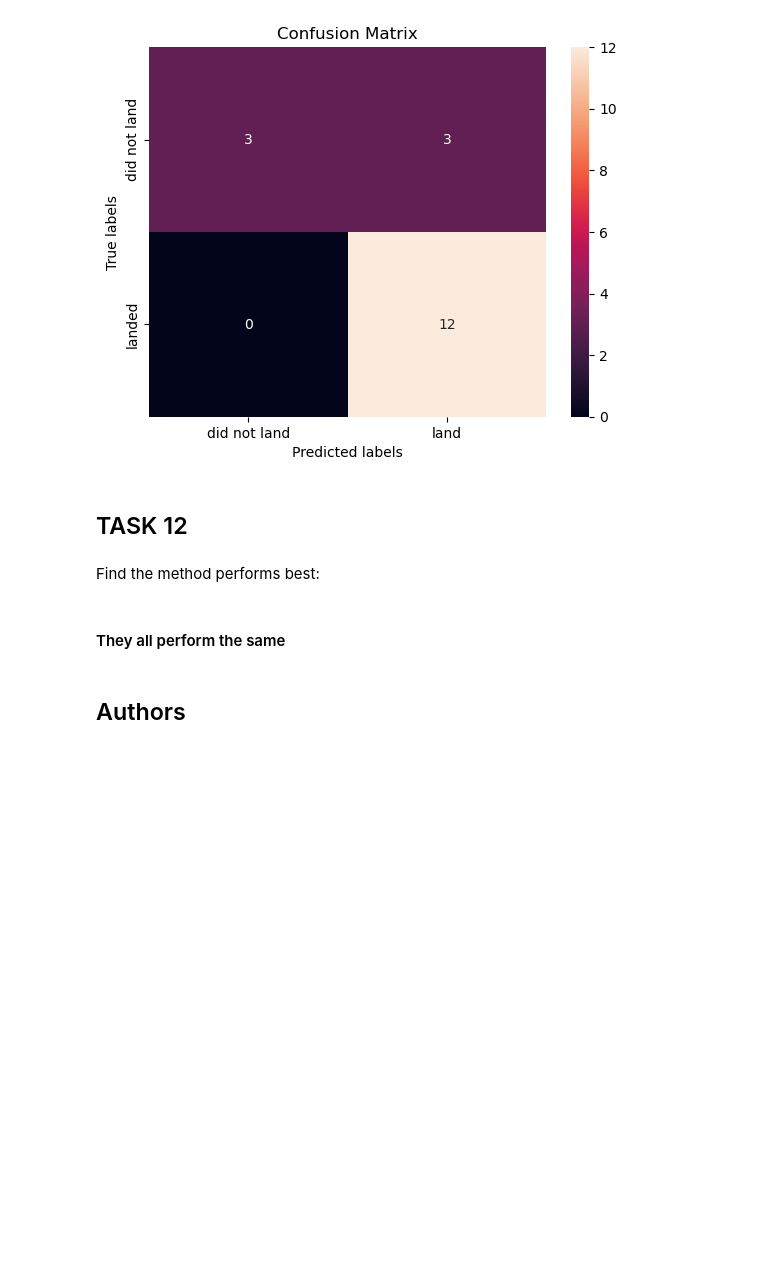
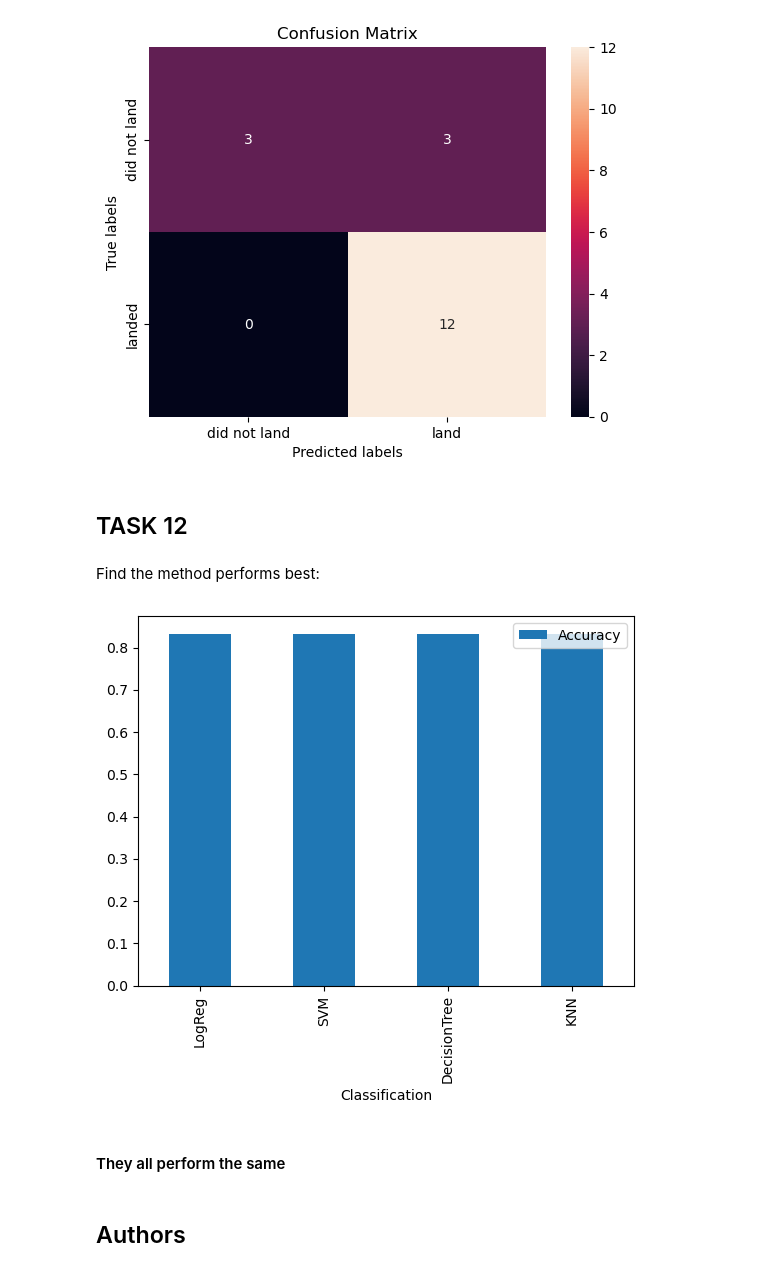
Before and after one commit to bayonlelukmansalami/spacex, a Jupyter notebook: SpaceX_Machine Learning Prediction_Part_5.ipynb, the cells around one changed output. Drawn from its saved outputs; the diff is of its cells as text; code cells hidden in the pictures; blank space fills up the shorter version.

```diff
--- a/SpaceX_Machine Learning Prediction_Part_5.ipynb
+++ b/SpaceX_Machine Learning Prediction_Part_5.ipynb
@@ -345,6 +345,14 @@ plot_confusion_matrix(Y_test,yhat)
 ## TASK  12
 # %% [markdown]
 Find the method performs best:
+# %%
+dfaccu = pd.DataFrame({'Classification':['LogReg', 'SVM', 'DecisionTree', 'KNN'],
+                   'Accuracy':[logreg_cv.score(X_test,Y_test),svm_cv.score(X_test,Y_test),tree_cv.score(X_test,Y_test),knn_cv.score(X_test,Y_test)]})
+
+dfaccu.plot.bar(x='Classification',y='Accuracy', rot=90)
+plt.show()
+# %% [output]
+[figure, added]
 # %% [markdown]
 #### They all perform the same
 # %% [markdown]
```
Also changed, not shown: parts of 1 cell of this notebook.
